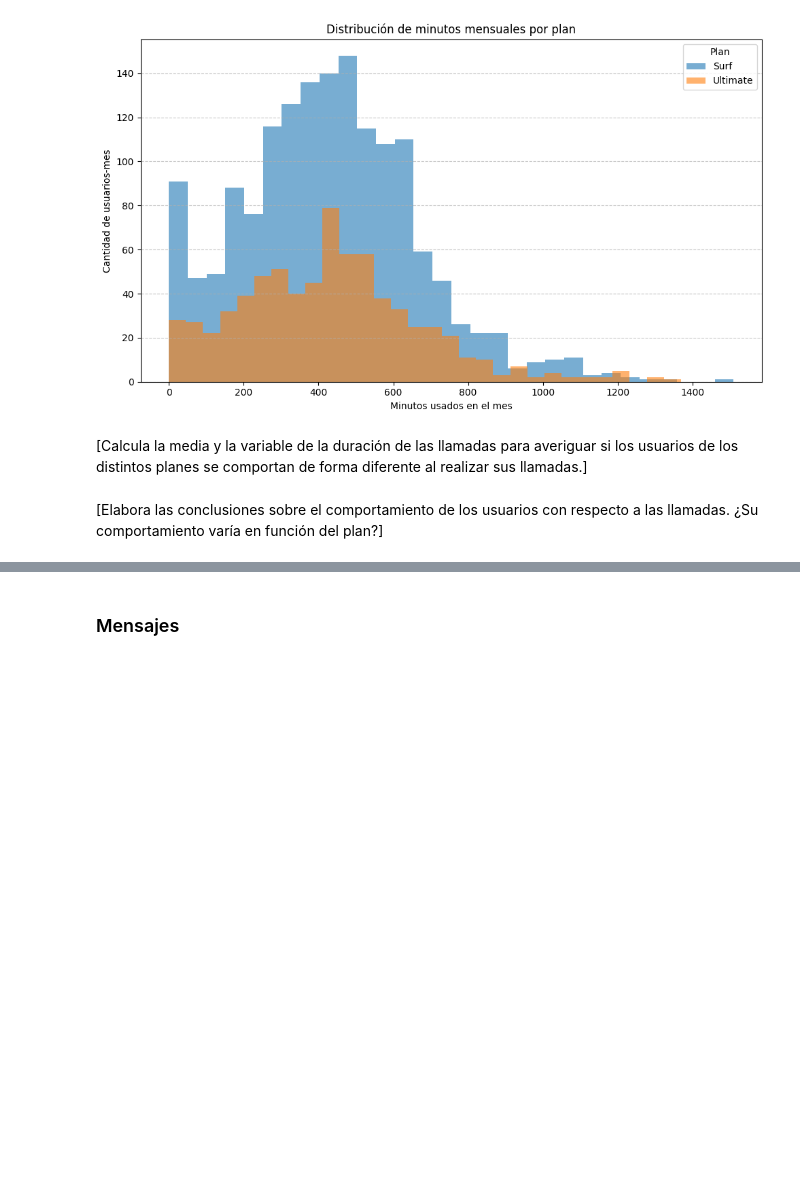
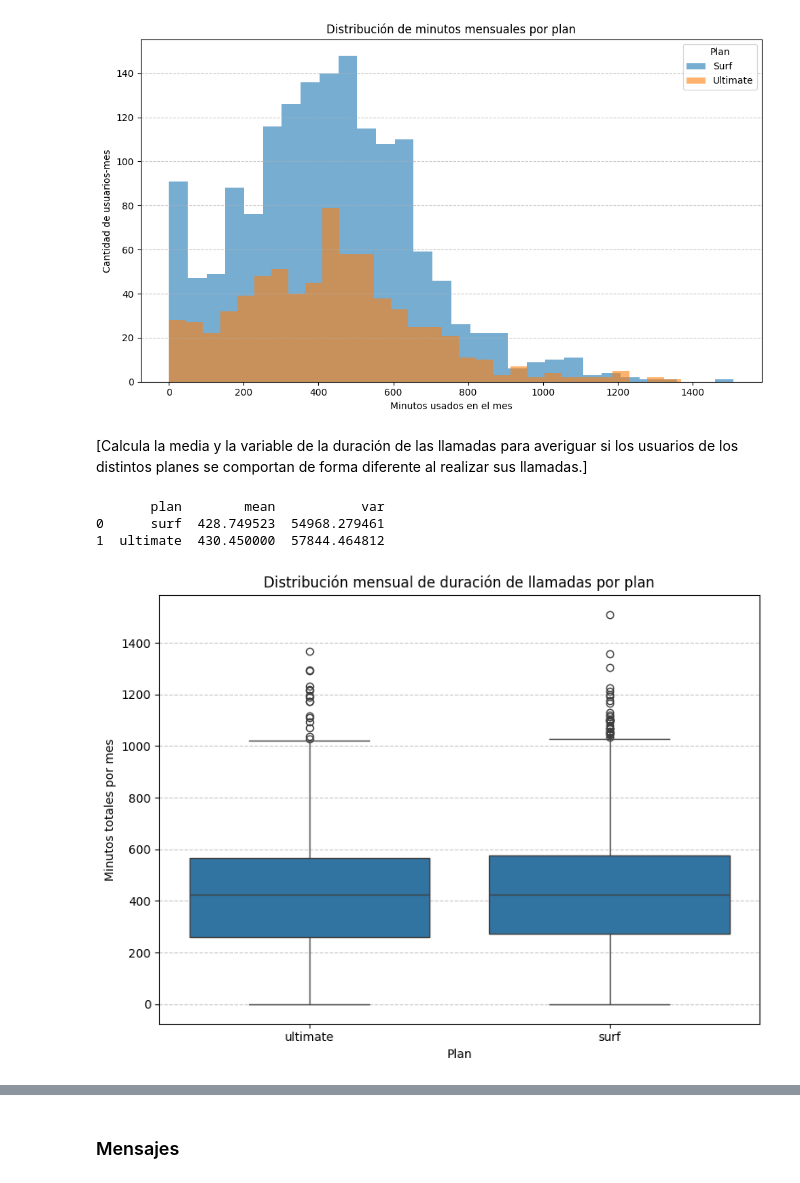
Before and after one commit to RulasBoy/TripleTen-Bootcamp, a Jupyter notebook: Sprint 5/notebook.ipynb, the cells around one changed output, grey strips where cells are left out. Saved outputs shown, nothing was run; the diff lists cells and outputs as text; code cells hidden in the pictures; blank space fills up the shorter version.

Commit message:
Comportamiento en llamadas

```diff
--- a/Sprint 5/notebook.ipynb
+++ b/Sprint 5/notebook.ipynb
@@ -716,3 +716,9 @@ plt.show()
 [Calcula la media y la variable de la duración de las llamadas para averiguar si los usuarios de los distintos planes se comportan de forma diferente al realizar sus llamadas.]
 # %%
 # Calcula la media y la varianza de la duración mensual de llamadas.
+call_stats = monthly_usage.groupby('plan')['total_minutes'].agg(['mean', 'var']).reset_index()
+print(call_stats)
+# %% [output]
+       plan        mean           var
+0      surf  428.749523  54968.279461
+1  ultimate  430.450000  57844.464812
@@ -721,2 +725,12 @@ plt.show()
-# %% [markdown]
-[Elabora las conclusiones sobre el comportamiento de los usuarios con respecto a las llamadas. ¿Su comportamiento varía en función del plan?]
+# %%
+# Traza un diagrama de caja para visualizar la distribución de la duración mensual de llamadas
+plt.figure(figsize=(8, 6))
+sns.boxplot(data=monthly_usage, x='plan', y='total_minutes')
+plt.title('Distribución mensual de duración de llamadas por plan')
+plt.xlabel('Plan')
+plt.ylabel('Minutos totales por mes')
+plt.grid(axis='y', linestyle='--', alpha=0.7)
+plt.tight_layout()
+plt.show()
+# %% [output]
+[figure, added]
```
Also changed, not shown: parts of 4 cells of this notebook.
